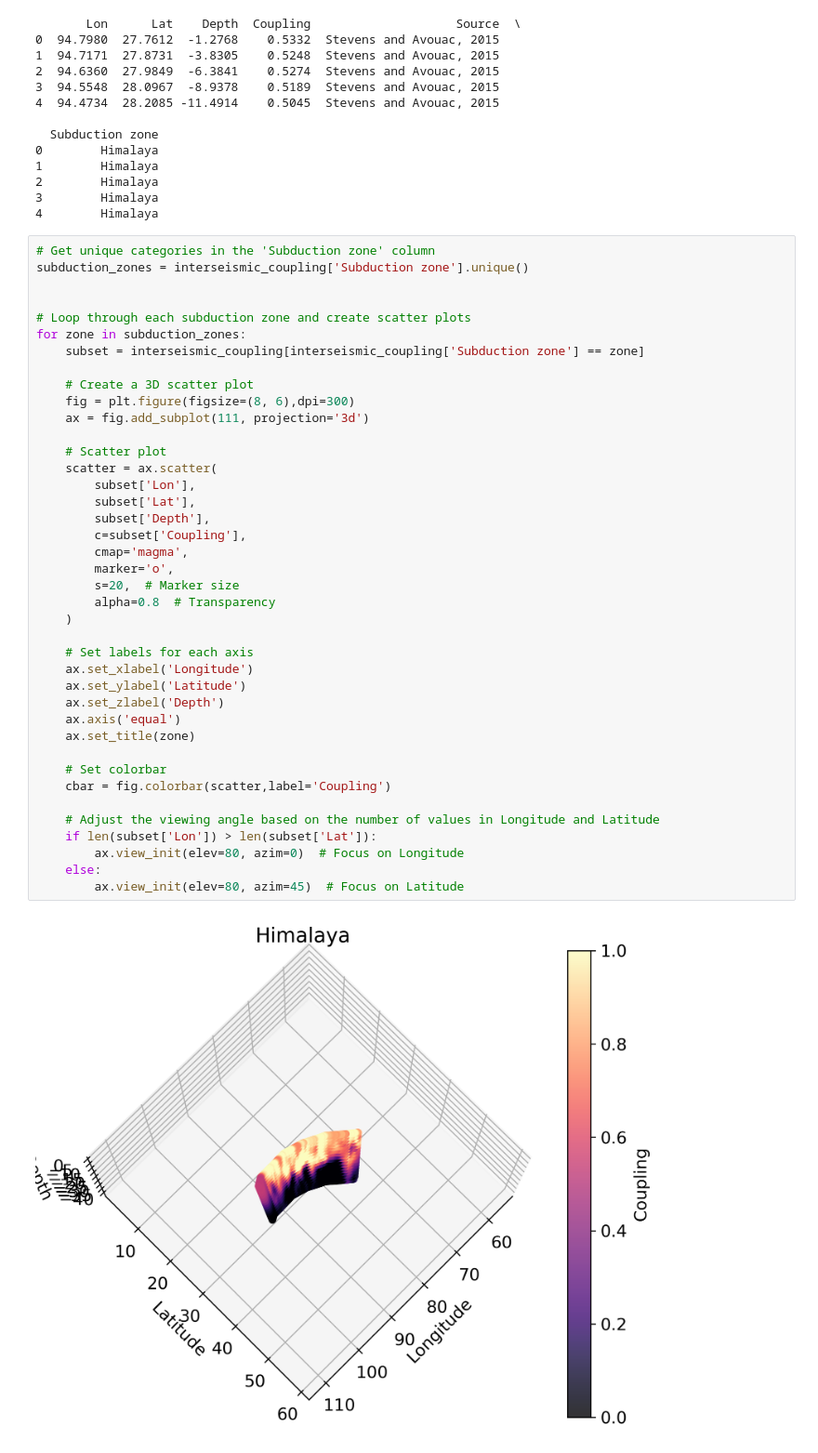
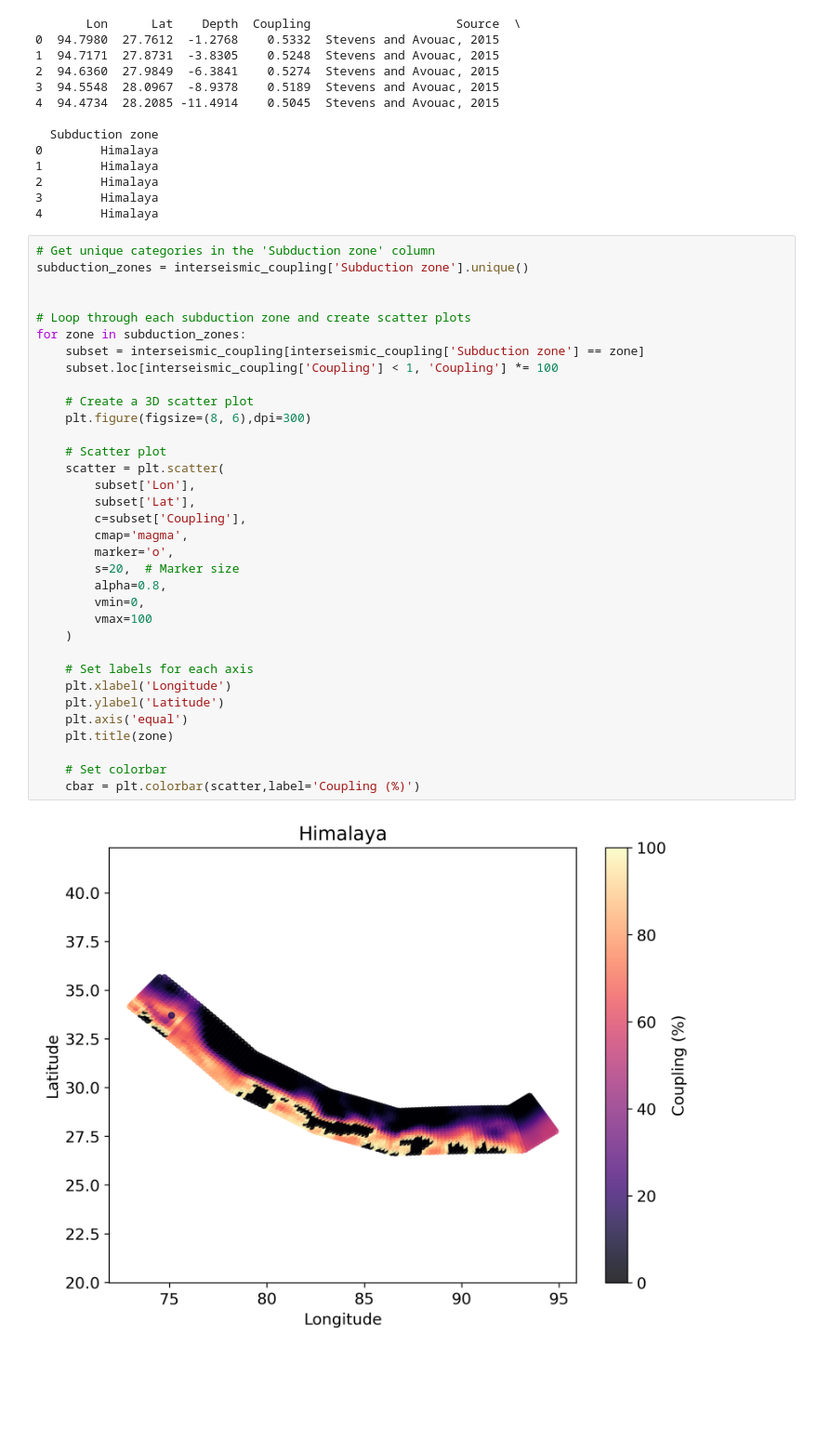
Before and after one commit to absrp/interseismic_coupling_compilation, a Jupyter notebook: interseismic_coupling_plotter.ipynb, the cells around one changed output. Shown at 93% size. Cells and saved outputs as stored; diff of their text form; blank space fills up the shorter version.

```diff
--- a/interseismic_coupling_plotter.ipynb
+++ b/interseismic_coupling_plotter.ipynb
@@ -27,42 +27,36 @@ print(interseismic_coupling.head())
 # %%
 # Get unique categories in the 'Subduction zone' column
 subduction_zones = interseismic_coupling['Subduction zone'].unique()
 
 
 # Loop through each subduction zone and create scatter plots
 for zone in subduction_zones:
     subset = interseismic_coupling[interseismic_coupling['Subduction zone'] == zone]
+    subset.loc[interseismic_coupling['Coupling'] < 1, 'Coupling'] *= 100
 
     # Create a 3D scatter plot
-    fig = plt.figure(figsize=(8, 6),dpi=300)
-    ax = fig.add_subplot(111, projection='3d')
+    plt.figure(figsize=(8, 6),dpi=300)
 
     # Scatter plot
-    scatter = ax.scatter(
+    scatter = plt.scatter(
         subset['Lon'],
         subset['Lat'],
-        subset['Depth'],
         c=subset['Coupling'],
         cmap='magma',
         marker='o',
         s=20,  # Marker size
-        alpha=0.8  # Transparency
+        alpha=0.8,
+        vmin=0,
+        vmax=100
     )
 
     # Set labels for each axis
-    ax.set_xlabel('Longitude')
-    ax.set_ylabel('Latitude')
-    ax.set_zlabel('Depth')
-    ax.axis('equal')
-    ax.set_title(zone)
+    plt.xlabel('Longitude')
+    plt.ylabel('Latitude')
+    plt.axis('equal')
+    plt.title(zone)
 
     # Set colorbar
-    cbar = fig.colorbar(scatter,label='Coupling')
-
-    # Adjust the viewing angle based on the number of values in Longitude and Latitude
-    if len(subset['Lon']) > len(subset['Lat']):
-        ax.view_init(elev=80, azim=0)  # Focus on Longitude
-    else:
-        ax.view_init(elev=80, azim=45)  # Focus on Latitude
+    cbar = plt.colorbar(scatter,label='Coupling (%)')
 # %% [output]
-[figure, old version]
+[figure, new version]
```
Also changed, not shown: parts of 1 cell of this notebook, 1 other file.
